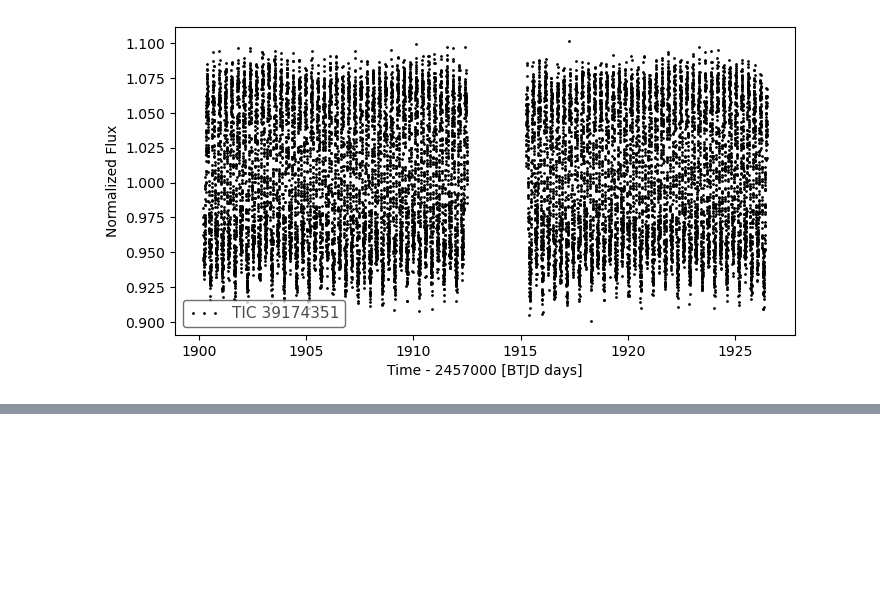
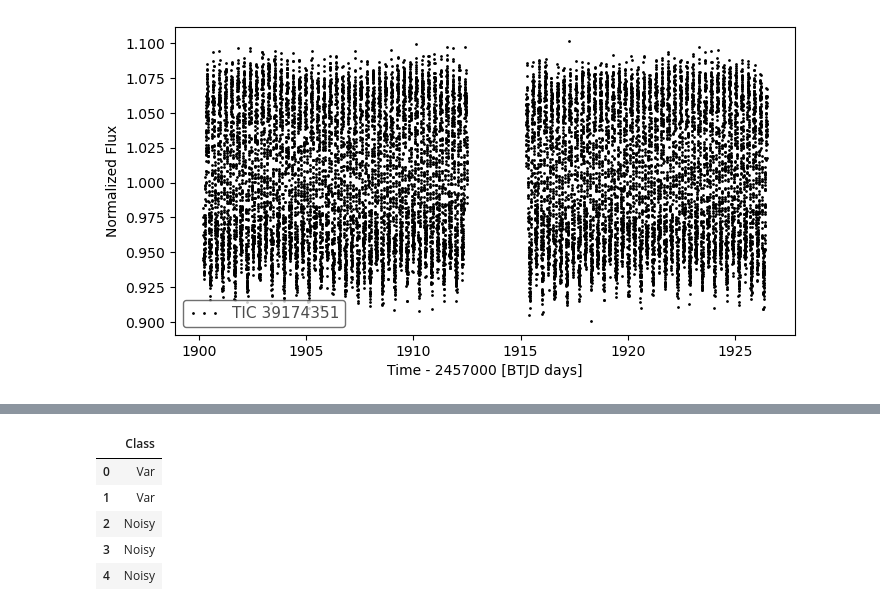
Before and after one commit to josafary-ds/CLASTEVAR_Project, a Jupyter notebook: Feets_test.ipynb, the cells around one changed output, grey strips where cells are left out. Cells and saved outputs as stored; diff of their text form; code cells hidden in the pictures; blank space fills up the shorter version.

```diff
--- a/Feets_test.ipynb
+++ b/Feets_test.ipynb
@@ -45,0 +44,20 @@ Wall time: 2min 1s
+# %%
+init_file = pd.read_csv('TIC_List_Test_2.csv', sep=';')
+class_df = pd.DataFrame()
+
+for i in range(len(init_file)):
+    search = lk.search_lightcurve(target=f'TIC {init_file.iloc[i, 0]}', author='SPOC', exptime=120)
+    for j in range(len(search)):
+        sector = search.mission[j][12:]
+
+        temp_table = pd.DataFrame(data=[init_file.iloc[i, 1]], columns=['Class'])
+        class_df = pd.concat([class_df, temp_table], axis=0, ignore_index=True)
+
+class_df
+# %% [output]
+|  | Class |
+| 0 | Var |
+| 1 | Var |
+| 2 | Noisy |
+| 3 | Noisy |
+| 4 | Noisy |
```
Also changed, not shown: parts of 3 cells of this notebook, 3 other files.
